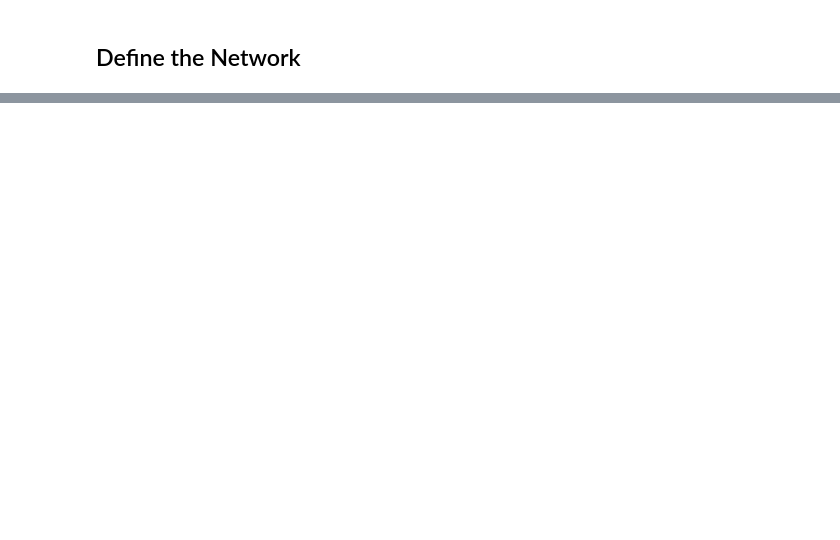
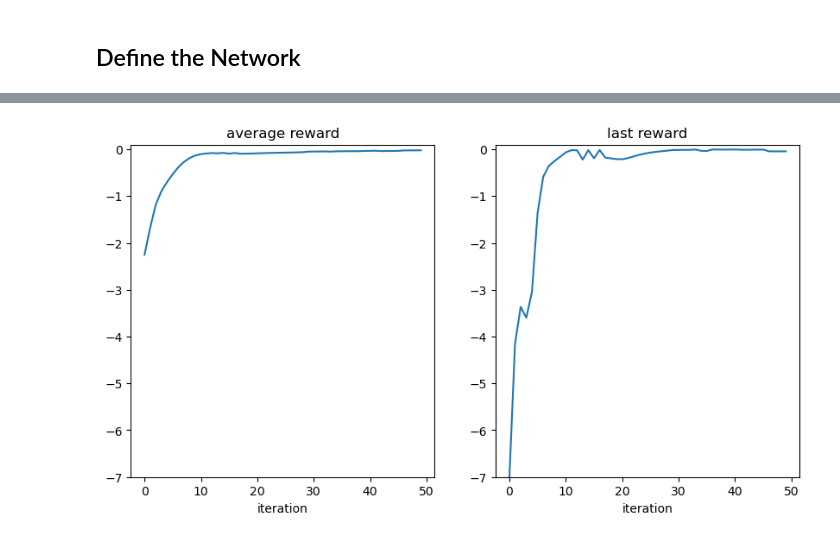
Before and after one commit to eliweissler/CSCI_5576_HW, a Jupyter notebook: final_project/quantum_control.ipynb, the cells around one changed output, grey strips where cells are left out. Cells and saved outputs as stored; diff of their text form; code cells hidden in the pictures; blank space fills up the shorter version.

```diff
--- a/final_project/quantum_control.ipynb
+++ b/final_project/quantum_control.ipynb
@@ -73,20 +118,25 @@ policy = TensorDictModule(agent,
 # %%
- optim = torch.optim.Adam(policy.parameters(), lr=2e-3)
+optim = torch.optim.Adam(policy.parameters(), lr=2e-3)
 
 # Train Parameters
 batch_size = 100
-rollout_len = 1500
-total_trials = 10000
+rollout_len = int(gate_time/dt)
+total_trials = 10000//2
 pbar = tqdm.tqdm(range(total_trials // batch_size))
 scheduler = torch.optim.lr_scheduler.CosineAnnealingLR(optim, total_trials)
 logs = defaultdict(list)
 
+# Keep track of the best run throughout training
+logs["best_run"] = {}
+logs["best_run"]["fidelity"] = 0
+logs["best_run"]["reward"] = -np.inf
+logs["best_run"]["control"] = None
+logs["best_run"]["psi"] = None
 
 params = env.gen_params(batch_size=[batch_size], dt=dt,
-                        gate_time=gate_time, control_thresh=control_thresh,
+                        gate_time=gate_time,
                         control_penalty=control_penalty, psi_0=psi_0,
                         psi_f=psi_f, H0=H0, H1=H1, close_thresh=close_thresh)
-
 for _ in pbar:
     init_td = env.reset(params)
     rollout = env.rollout(rollout_len, policy, tensordict=init_td, auto_reset=False)
@@ -101,4 +151,16 @@ for _ in pbar:
     )
     logs["return"].append(traj_return.item())
     logs["last_reward"].append(rollout[..., -1]["next", "reward"].mean().item())
+
+    psi_final = rollout["psi_real"][:, -1] + 1.0j*rollout["psi_imag"][:, -1]
+    F_final = env.avg_fidelity(params["params","psi_f"], psi_final)
+    ibest = torch.argmax(F_final)
+    rbest = rollout["next", "reward"][ibest, -1]
+    fbest = F_final[ibest]
+    if fbest > logs["best_run"]["fidelity"]:
+        logs["best_run"]["reward"] = rbest
+        logs["best_run"]["psi"] = rollout["psi_real"][ibest] + 1.0j*rollout["psi_imag"][ibest]
+        logs["best_run"]["control"] = rollout["action"][ibest]
+        logs["best_run"]["fidelity"] = fbest
+
     scheduler.step()
@@ -105,10 +197,15 @@ for _ in pbar:
 # %%
 plt.figure(figsize=(10, 5))
 plt.subplot(1, 2, 1)
+plt.ylim(-7, 0.1)
 plt.plot(logs["return"])
-plt.title("returns")
+plt.title("average reward")
 plt.xlabel("iteration")
 plt.subplot(1, 2, 2)
+plt.ylim(-7, 0.1)
 plt.plot(logs["last_reward"])
 plt.title("last reward")
 plt.xlabel("iteration")
+plt.savefig("training.png")
+# %% [output]
+[figure, added]
```
Also changed, not shown: parts of 12 cells of this notebook, 1 other file.
